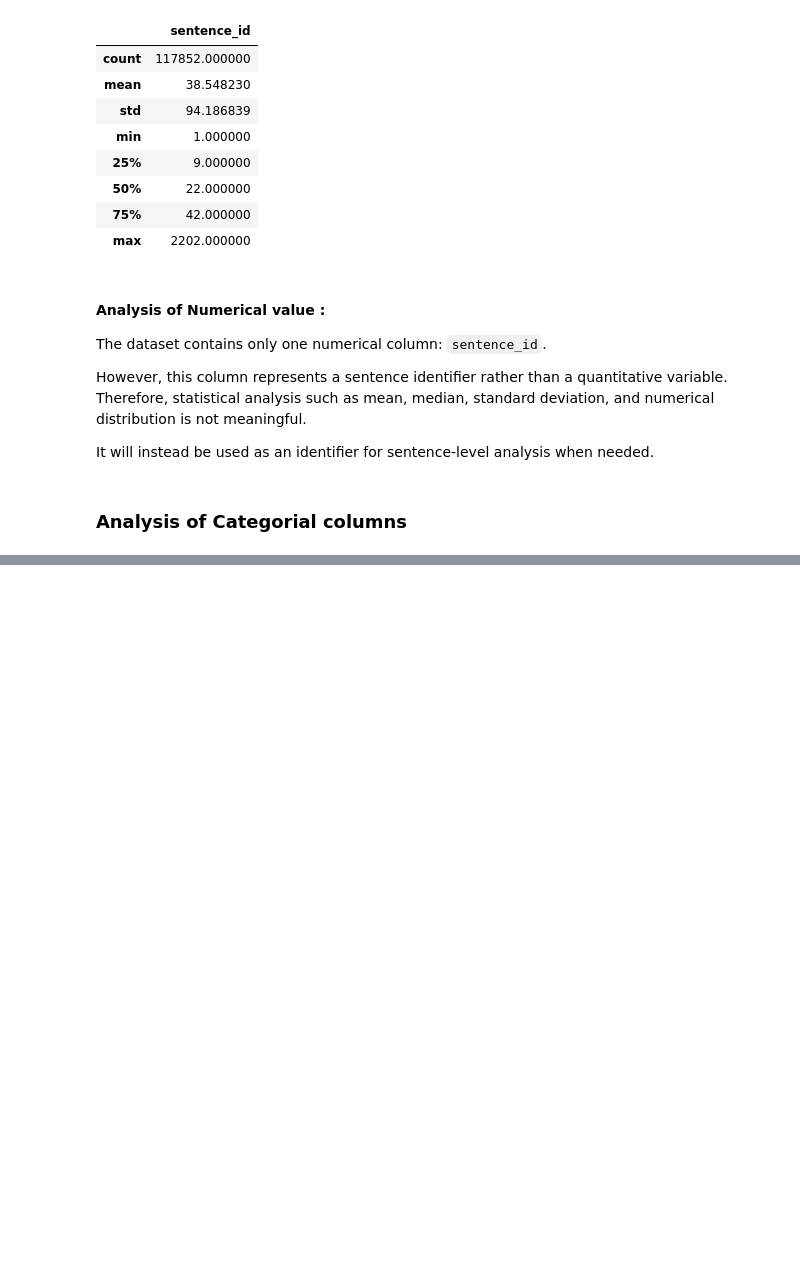
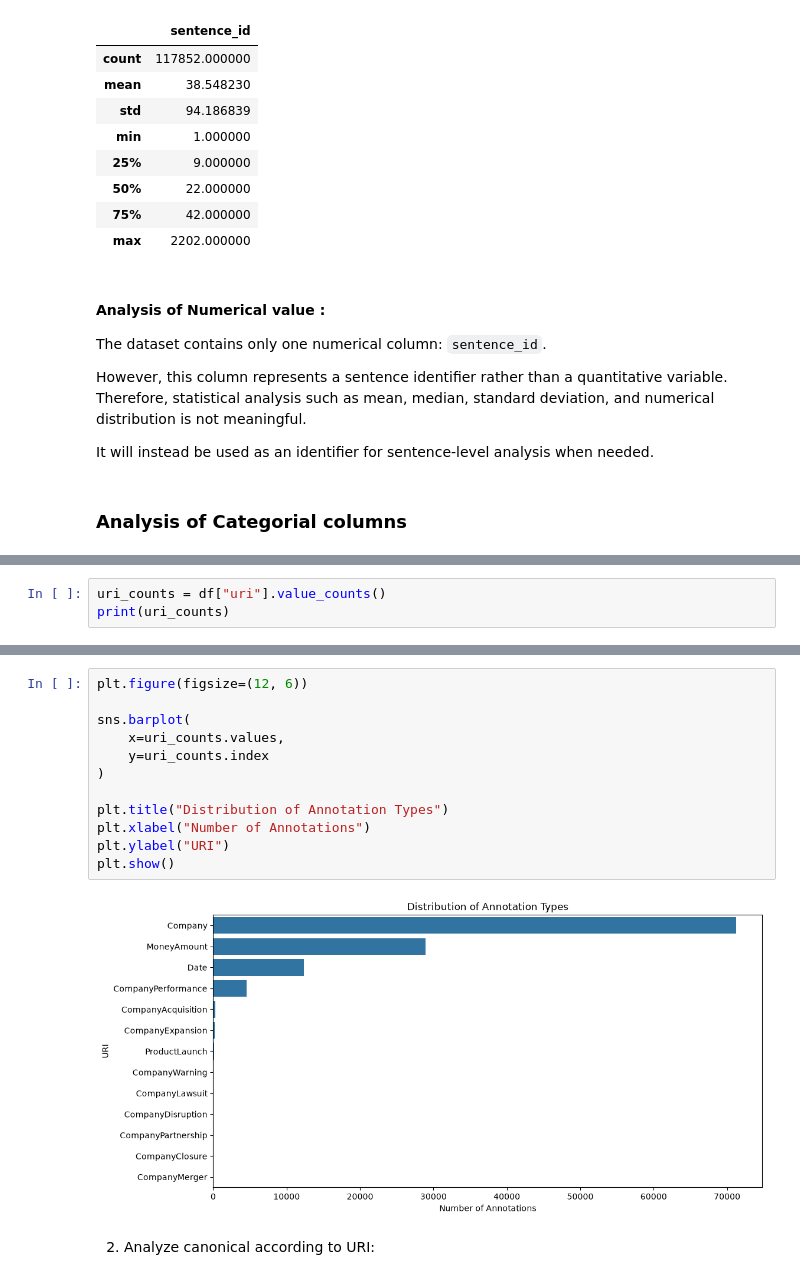
Before and after one commit to R00tXyz-0/wowool, a Jupyter notebook: Exploration/EDA.ipynb, the cells around one changed output, grey strips where cells are left out. Saved outputs shown, nothing was run; the diff lists cells and outputs as text; blank space fills up the shorter version.

```diff
--- a/Exploration/EDA.ipynb
+++ b/Exploration/EDA.ipynb
@@ -255,0 +282,3 @@ print(f"{df['canonical'].isna().sum()} duplicate")
+# %%
+uri_counts = df["uri"].value_counts()
+print(uri_counts)
@@ -255,0 +301,16 @@ print(f"{df['canonical'].isna().sum()} duplicate")
+# %%
+plt.figure(figsize=(12, 6))
+
+sns.barplot(
+    x=uri_counts.values,
+    y=uri_counts.index
+)
+
+plt.title("Distribution of Annotation Types")
+plt.xlabel("Number of Annotations")
+plt.ylabel("URI")
+plt.show()
+# %% [output]
+[figure, added]
+# %% [markdown]
+2. Analyze canonical according to URI:
```
Also changed, not shown: parts of 58 cells of this notebook.
